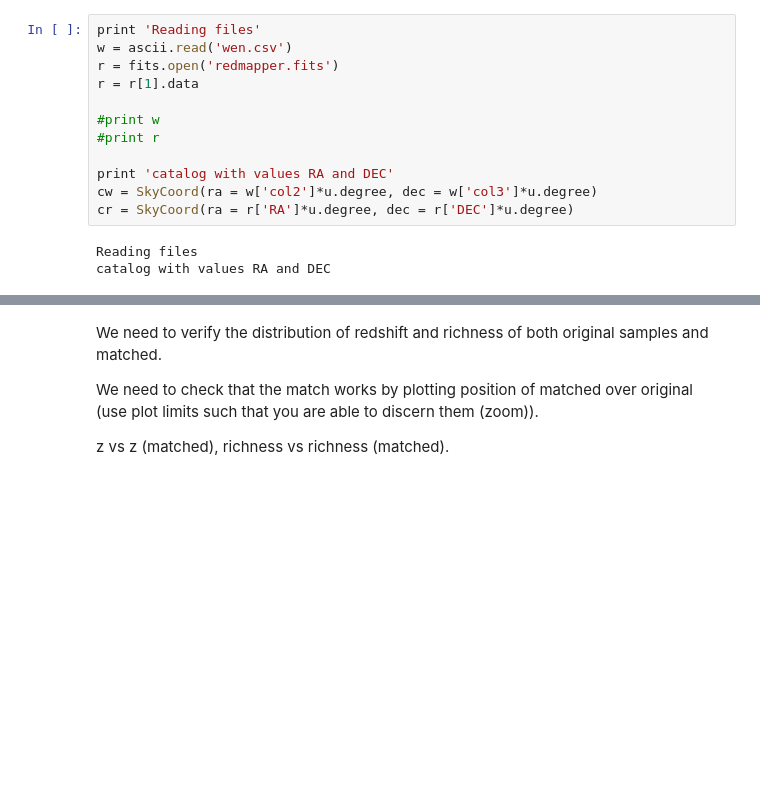
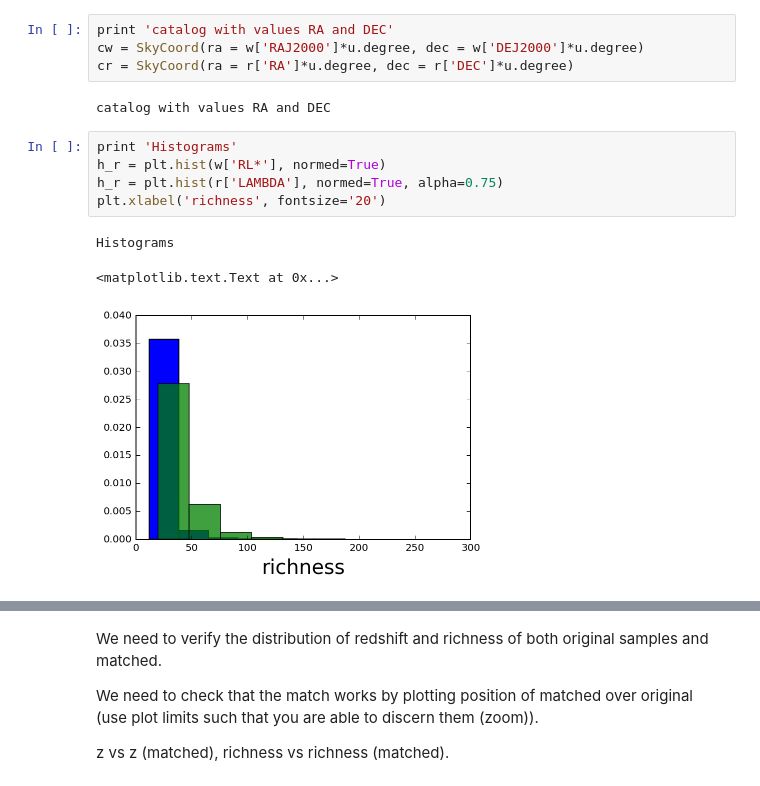
Before and after one commit to clusteron/comparison, a Jupyter notebook: table.ipynb, the cells around one changed output, grey strips where cells are left out. Saved outputs shown, nothing was run; the diff lists cells and outputs as text; blank space fills up the shorter version.

```diff
--- a/table.ipynb
+++ b/table.ipynb
@@ -14,16 +26,16 @@ import matplotlib.pyplot as plt
 # %%
-print 'Reading files'
-w = ascii.read('wen.csv')
-r = fits.open('redmapper.fits')
-r = r[1].data
-
-#print w
-#print r
-
 print 'catalog with values RA and DEC'
-cw = SkyCoord(ra = w['col2']*u.degree, dec = w['col3']*u.degree)
+cw = SkyCoord(ra = w['RAJ2000']*u.degree, dec = w['DEJ2000']*u.degree)
 cr = SkyCoord(ra = r['RA']*u.degree, dec = r['DEC']*u.degree)
 # %% [output]
-Reading files
 catalog with values RA and DEC
+# %%
+print 'Histograms'
+h_r = plt.hist(w['RL*'], normed=True)
+h_r = plt.hist(r['LAMBDA'], normed=True, alpha=0.75)
+plt.xlabel('richness', fontsize='20')
+# %% [output]
+Histograms
+<matplotlib.text.Text at 0x...>
+[figure, added]
 # %%
```
Also changed, not shown: parts of 15 cells of this notebook.
